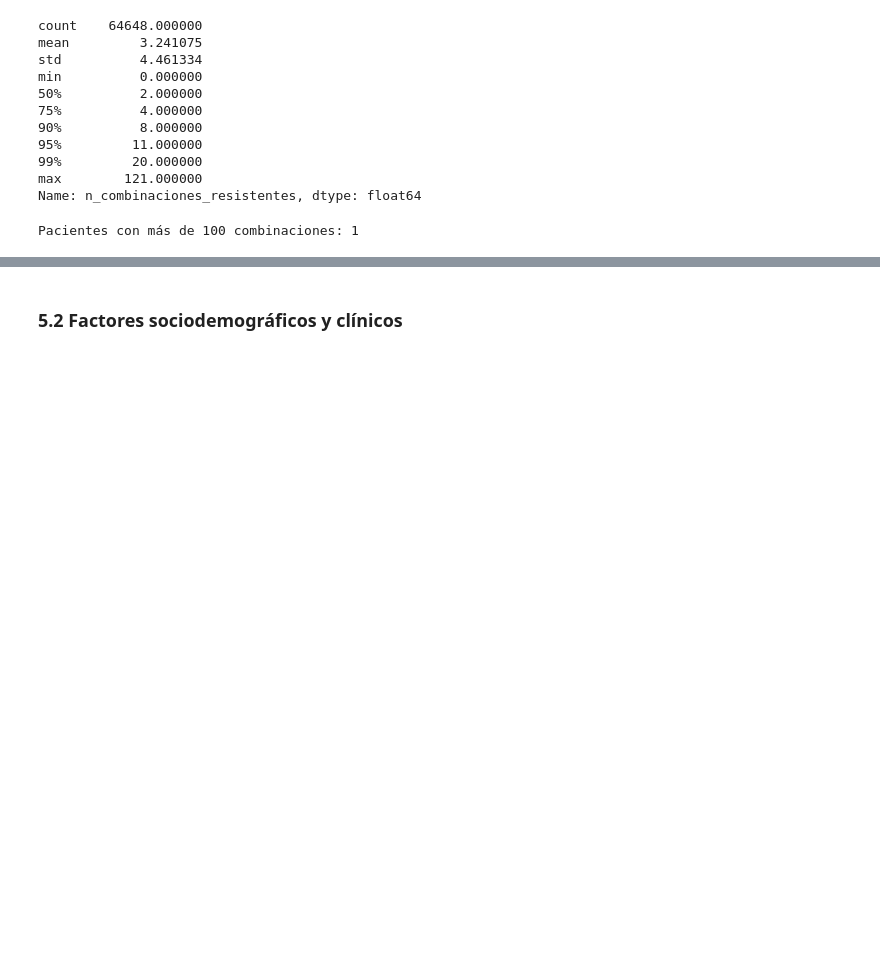
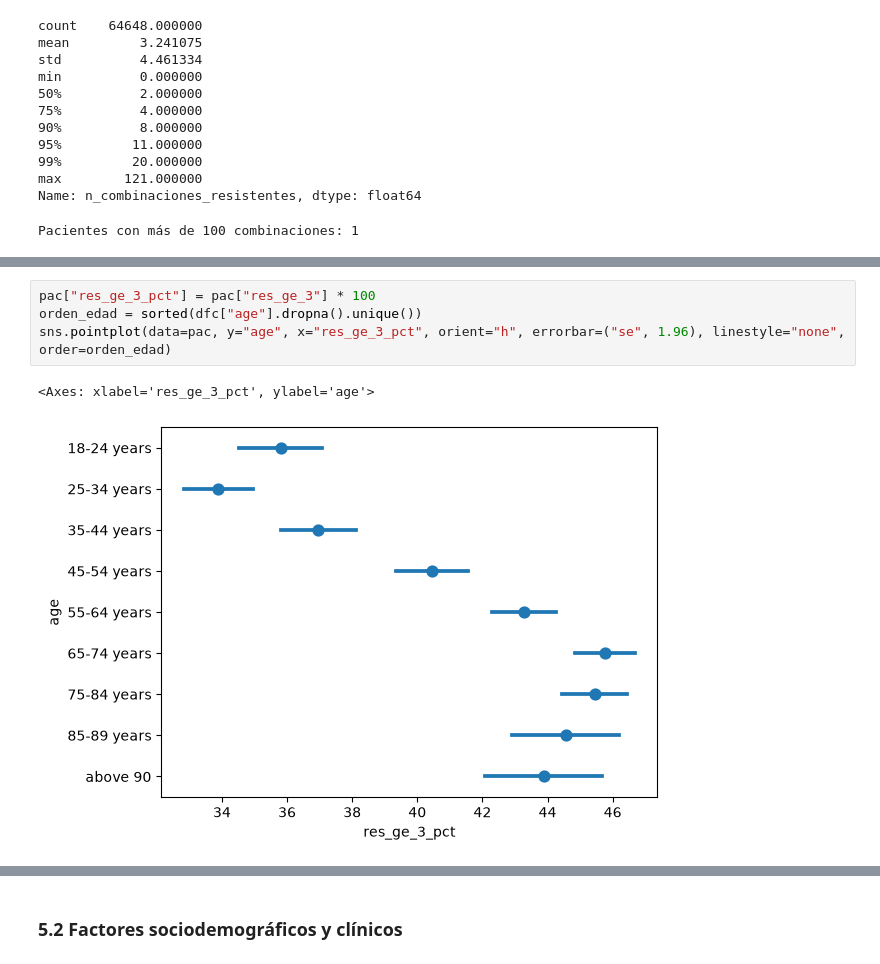
Before and after one commit to jorgeshzhndz/Resistencia_Antibioticos, a Jupyter notebook: notebooks/memoria.ipynb, the cells around one changed output, grey strips where cells are left out. Drawn from its saved outputs; the diff is of its cells as text; blank space fills up the shorter version.

```diff
--- a/notebooks/memoria.ipynb
+++ b/notebooks/memoria.ipynb
@@ -1131,0 +1230,7 @@ Name: count, dtype: int64
+# %%
+pac["res_ge_3_pct"] = pac["res_ge_3"] * 100
+orden_edad = sorted(dfc["age"].dropna().unique())
+sns.pointplot(data=pac, y="age", x="res_ge_3_pct", orient="h", errorbar=("se", 1.96), linestyle="none", order=orden_edad)
+# %% [output]
+<Axes: xlabel='res_ge_3_pct', ylabel='age'>
+[figure, added]
```
Also changed, not shown: parts of 31 cells of this notebook, 3 other files.
